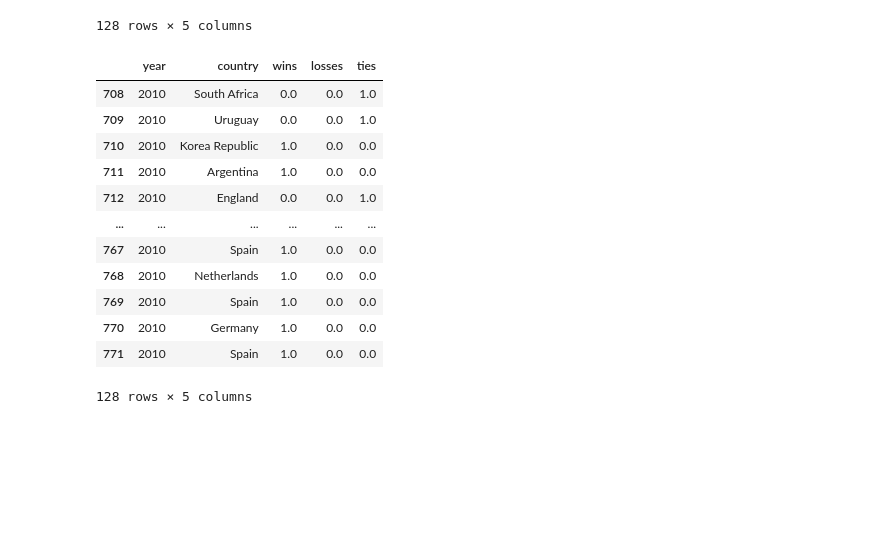
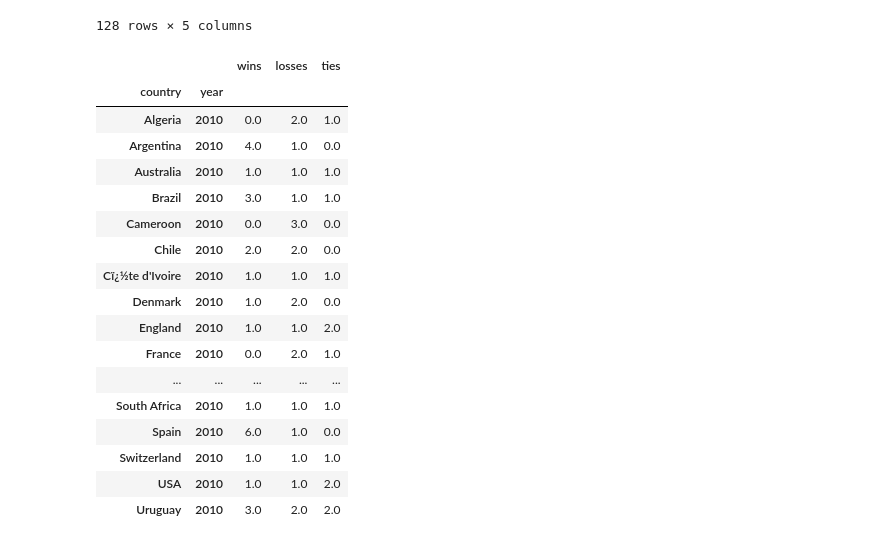
Before and after one commit to melissamemel/ETL_Project, a Jupyter notebook: worldcup_stagner.ipynb, the cells around one changed output. Drawn from its saved outputs; the diff is of its cells as text; code cells hidden in the pictures; blank space fills up the shorter version.

```diff
--- a/worldcup_stagner.ipynb
+++ b/worldcup_stagner.ipynb
@@ -277,30 +277,34 @@ df_new
 # df_reorg = df_new["country"].value_counts()
 # df_reorg
 # %%
-country = df_new.groupby("country")
+# country = df_new.groupby("country")
 # wins = df_new.groupby("wins").size()
 # losses = df_new.groupby("losses").size()
 # ties = df_new.groupby("ties").size()
 
-final_df = pd.DataFrame(df_new).fillna(0)
-final_df
-
-# clean_happiness_df = pd.DataFrame(original_happiness_df)
-# clean_happiness_df
+# final_df = pd.DataFrame(df_new).fillna(0)
+# final_df
+df_new.groupby(["country", "year"]).sum()
+#df_new.groupby('country').agg({'wins': ['sum'], 'losses': 'sum'})
 # %% [output]
-|  | year | country | wins | losses | ties |
-| 708 | 2010 | South Africa | 0.0 | 0.0 | 1.0 |
-| 709 | 2010 | Uruguay | 0.0 | 0.0 | 1.0 |
-| 710 | 2010 | Korea Republic | 1.0 | 0.0 | 0.0 |
-| 711 | 2010 | Argentina | 1.0 | 0.0 | 0.0 |
-| 712 | 2010 | England | 0.0 | 0.0 | 1.0 |
-| ... | ... | ... | ... | ... | ... |
-| 767 | 2010 | Spain | 1.0 | 0.0 | 0.0 |
-| 768 | 2010 | Netherlands | 1.0 | 0.0 | 0.0 |
-| 769 | 2010 | Spain | 1.0 | 0.0 | 0.0 |
-| 770 | 2010 | Germany | 1.0 | 0.0 | 0.0 |
-| 771 | 2010 | Spain | 1.0 | 0.0 | 0.0 |
+|  |  | wins | losses | ties |
+| country | year |  |  |  |
+| Algeria | 2010 | 0.0 | 2.0 | 1.0 |
+| Argentina | 2010 | 4.0 | 1.0 | 0.0 |
+| Australia | 2010 | 1.0 | 1.0 | 1.0 |
+| Brazil | 2010 | 3.0 | 1.0 | 1.0 |
+| Cameroon | 2010 | 0.0 | 3.0 | 0.0 |
+| Chile | 2010 | 2.0 | 2.0 | 0.0 |
+| Cï¿½te d'Ivoire | 2010 | 1.0 | 1.0 | 1.0 |
+| Denmark | 2010 | 1.0 | 2.0 | 0.0 |
+| England | 2010 | 1.0 | 1.0 | 2.0 |
+| France | 2010 | 0.0 | 2.0 | 1.0 |
+| ... | ... | ... | ... | ... |
+| South Africa | 2010 | 1.0 | 1.0 | 1.0 |
+| Spain | 2010 | 6.0 | 1.0 | 0.0 |
+| Switzerland | 2010 | 1.0 | 1.0 | 1.0 |
+| USA | 2010 | 1.0 | 1.0 | 2.0 |
+| Uruguay | 2010 | 3.0 | 2.0 | 2.0 |
-128 rows × 5 columns
 # %%
 # final_df = df_new.groupby(["country", "wins", "losses", "ties"]).size()
 # final_df.head(100)
```
